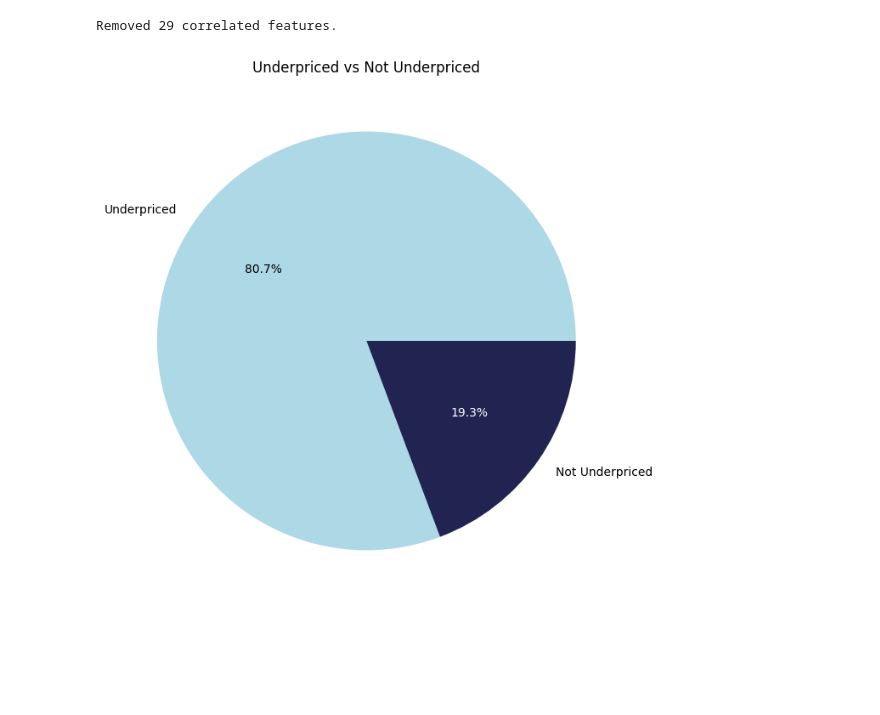
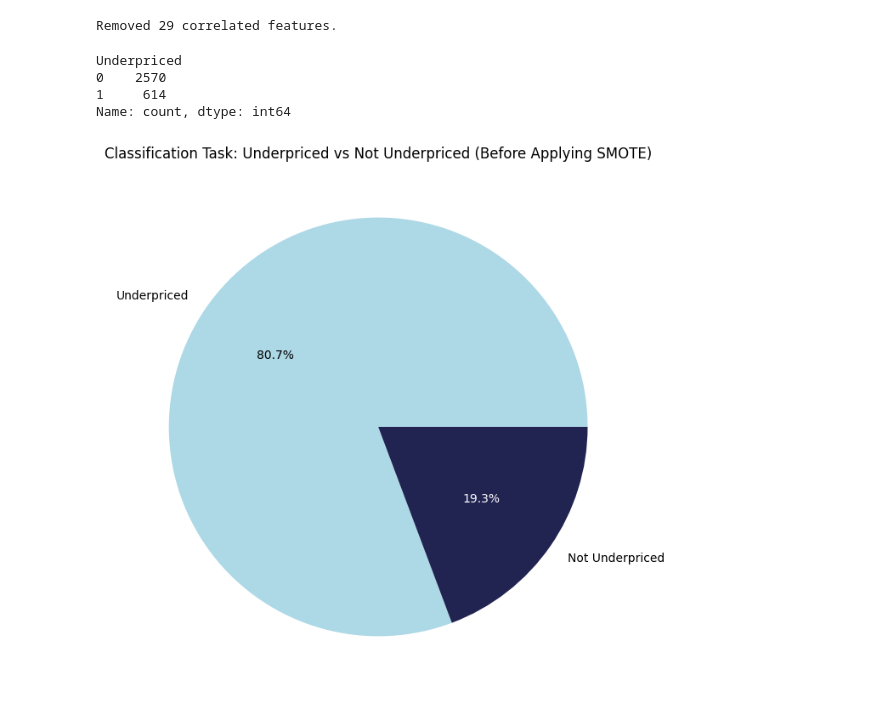
Before and after one commit to emanuelaromano/ipo-underpricing, a Jupyter notebook: preprocessing/preprocess_class.ipynb, the cells around one changed output. Saved outputs shown, nothing was run; the diff lists cells and outputs as text; code cells hidden in the pictures; blank space fills up the shorter version.

Commit message:
added plots

```diff
--- a/preprocessing/preprocess_class.ipynb
+++ b/preprocessing/preprocess_class.ipynb
@@ -18,6 +18,13 @@ def remove_file(filename):
         print(f"Error removing {filename}: {e}")
 # %%
 def convert_features(input_file):
+    """
+    Convert the 'Trade Date (US)' column to separate columns for
+    month, day, and year, and drop the original 'Trade Date (US)' column.
+
+    Also, convert Offer To 1st Close to a binary classification (Underpriced
+    column) and drop original column.
+    """
     df = pd.read_csv(input_file)
     df['Trade Date (US)'] = pd.to_datetime(df['Trade Date (US)'])
     df['Trade Month'] = df['Trade Date (US)'].dt.month
@@ -104,55 +119,61 @@ df_train_encoding, df_test_encoding = encoding(df_drop_columns)
 # %%
-def show_correlation(df_train_full,df_test_full):
-    X_train = df_train_full.drop(columns=['Underpriced'])
-    y_train = df_train_full['Underpriced']
+def show_correlation(df_dev, df_test):
+    """
+    Check correlation in the X_dev column and drop highly correlated features.
+    """
+    X_dev = df_dev.drop(columns=['Underpriced'])
+    y_dev = df_dev['Underpriced']
 
-    X_test = df_test_full.drop(columns=['Underpriced'])
-    y_test = df_test_full['Underpriced']
+    X_test = df_test.drop(columns=['Underpriced'])
+    y_test = df_test['Underpriced']
 
-    corr_matrix = X_train.corr().abs()
+    corr_matrix = X_dev.corr().abs()
     upper = corr_matrix.where(np.triu(np.ones(corr_matrix.shape), k=1).astype(bool))
     to_drop = [column for column in upper.columns if any(upper[column] >= 0.9)]
 
-    X_reduced = X_train.drop(columns=to_drop)
+    X_reduced = X_dev.drop(columns=to_drop)
     X_reduced_test = X_test.drop(columns=to_drop)
 
-    df_train = pd.concat([X_reduced, y_train.reset_index(drop=True)], axis=1)
+    df_dev = pd.concat([X_reduced, y_dev.reset_index(drop=True)], axis=1)
     df_test = pd.concat([X_reduced_test, y_test.reset_index(drop=True)], axis=1)
 
     print(f"Removed {len(to_drop)} correlated features.")
     df_test.to_csv('Final_Output_Class_test.csv', index=False)
 
-    return df_train, df_test
+    return df_dev, df_test
 
-df_train_correlation, df_test_correlation = show_correlation(df_train_encoding, df_test_encoding)
+df_dev_correlation, df_test_correlation = show_correlation(df_dev_encoding, df_test_encoding)
 # %% [output]
 Removed 29 correlated features.
 # %%
-# Load data
-df = df_train_correlation.copy()
+"""
+Displaying pie plot to show target data imbalance.
+"""
 
-# Create pie chart showing class imbalance
+df = df_dev_correlation.copy()
+
 plt.figure(figsize=(8, 8))
 underpriced_counts = df['Underpriced'].value_counts()
-
-# Define labels and colors
+display(underpriced_counts)
 labels = ['Underpriced', 'Not Underpriced']
 colors = ['lightblue', '#212351']
 
-# Create pie chart and get the texts and autotexts for customization
 wedges, texts, autotexts = plt.pie(
     underpriced_counts, labels=labels, colors=colors,
     autopct='%1.1f%%', textprops={'color': 'black'}
 )
 
-# Change the color of percentage text based on the wedge color
 for i, autotext in enumerate(autotexts):
     if colors[i] == '#212351':
         autotext.set_color('white')
 
-plt.title('Underpriced vs Not Underpriced')
+plt.title('Classification Task: Underpriced vs Not Underpriced (Before Applying SMOTE)')
 plt.show()
 # %% [output]
+Underpriced
+0    2570
+1     614
+Name: count, dtype: int64
-[figure, old version]
+[figure, new version]
 # %%
 def checkimbalance(df, outfile):
```
Also changed, not shown: parts of 3 cells of this notebook, 5 other files.
